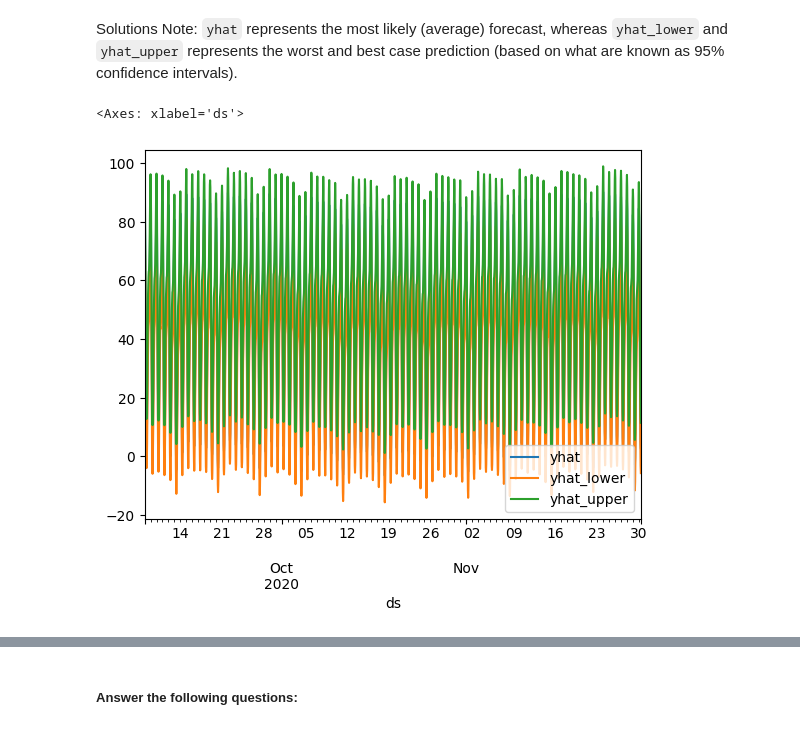
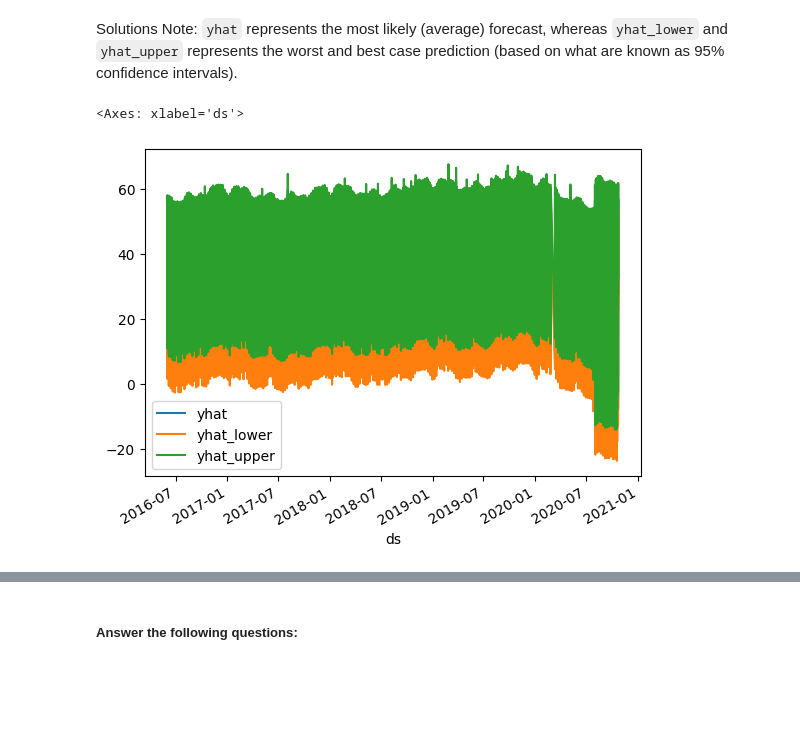
Before and after one commit to ShylaTatum/prophet-challenge, a Jupyter notebook: forecasting_net_prophet.ipynb, the cells around one changed output, grey strips where cells are left out. Drawn from its saved outputs; the diff is of its cells as text; code cells hidden in the pictures; blank space fills up the shorter version.

```diff
--- a/forecasting_net_prophet.ipynb
+++ b/forecasting_net_prophet.ipynb
@@ -397,3 +406,4 @@ Now, you need to produce a time series model that analyzes and forecasts pattern
 # %%
 # Fit the time-series model.
+model.fit(df_prophet)
 # %% [output]
@@ -410,8 +420,9 @@ INFO:cmdstanpy:Chain [1] done processing
 # %%
 # Create a future dataframe to hold predictions
 # Make the prediction go out as far as 2000 hours (approx 80 days)
-
+future_mercado_trends = model.make_future_dataframe(periods=2000, freq="H")
 
 # View the last five rows of the future_mercado_trends DataFrame
+future_mercado_trends.tail()
 # %% [output]
 |  | ds |
@@ -423,7 +434,8 @@ INFO:cmdstanpy:Chain [1] done processing
 # %%
 # Make the predictions for the trend data using the future_mercado_trends DataFrame
-
+future_mercado_trends = model.predict(future_mercado_trends)
 
 # Display the first five rows of the forecast_mercado_trends DataFrame
+future_mercado_trends.head()
 # %% [output]
 |  | ds | trend | yhat_lower | yhat_upper | trend_lower | trend_upper | additive_terms | ... |
@@ -456,7 +468,8 @@ INFO:cmdstanpy:Chain [1] done processing
 * What's the lowest point for search traffic in the calendar year?
 # %%
 # Set the index in the forecast_mercado_trends DataFrame to the ds datetime column
-
+future_mercado_trends.set_index("ds", inplace=True)
 
 # View the only the yhat,yhat_lower and yhat_upper columns from the DataFrame
+print(future_mercado_trends[["yhat", "yhat_lower", "yhat_upper"]])
 # %% [output]
@@ -472,8 +493,11 @@ Solutions Note: `yhat` represents the most likely (average) forecast, whereas `y
 # %%
 # From the forecast_mercado_trends DataFrame, plot the data to visualize
 #  the yhat, yhat_lower, and yhat_upper columns over the last 2000 hours
+future_mercado_trends[["yhat", "yhat_lower", "yhat_upper"]].plot()
+#forecast_trends = model.make_future_dataframe(periods=2000, freq="H")
+#forecast_trends
 # %% [output]
 <Axes: xlabel='ds'>
-[figure, old version]
+[figure, new version]
 # %%
 # Reset the index in the forecast_mercado_trends DataFrame
```
Also changed, not shown: parts of 24 cells of this notebook.
